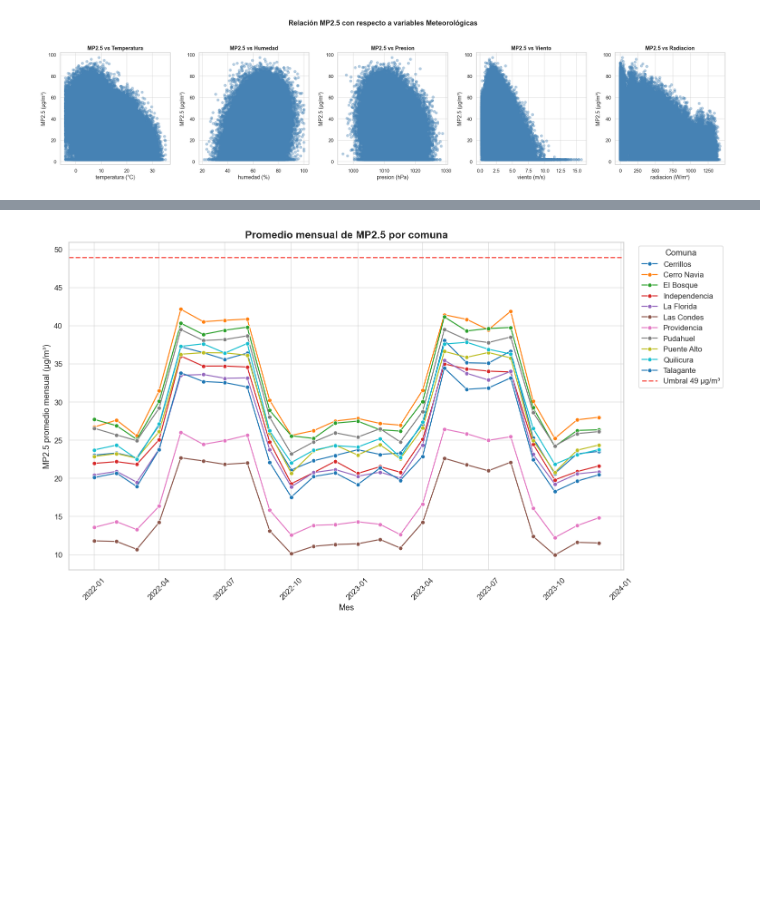
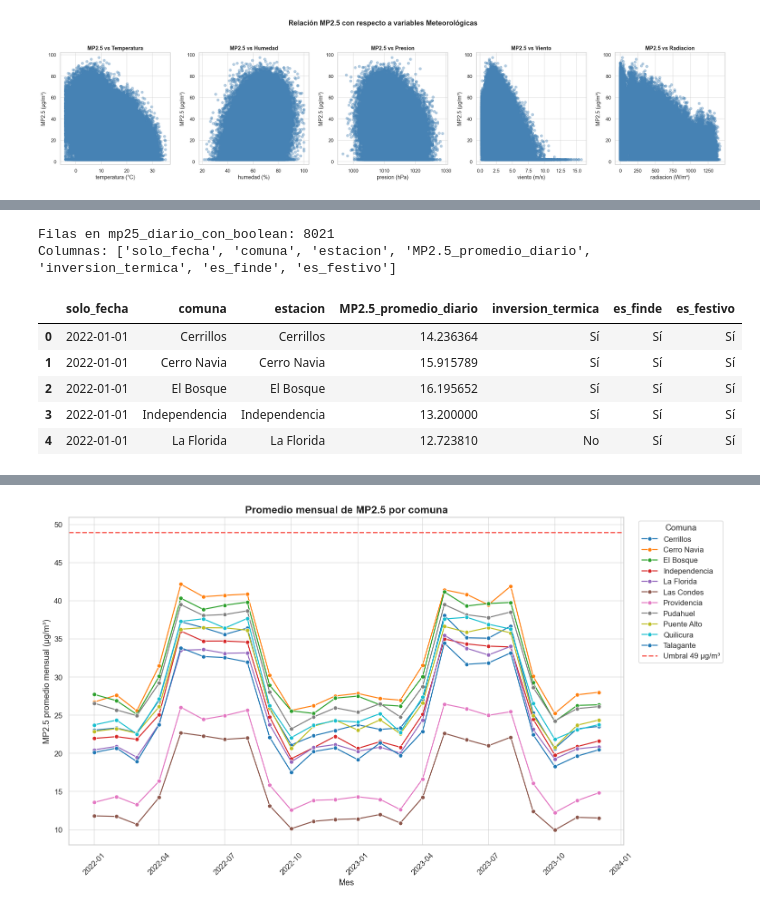
Before and after one commit to Rfcha/abp_cienciadatos, a Jupyter notebook: F3-calidad-aire-santiago/notebooks/01_exploracion.ipynb, the cells around one changed output, grey strips where cells are left out. Cells and saved outputs as stored; diff of their text form; code cells hidden in the pictures; blank space fills up the shorter version.

```diff
--- a/F3-calidad-aire-santiago/notebooks/01_exploracion.ipynb
+++ b/F3-calidad-aire-santiago/notebooks/01_exploracion.ipynb
@@ -338 +349,38 @@ plt.show()
+# %%
+# Reconstrucción del DataFrame diario incorporando las variables booleanas.
+# Las booleanas (inversion_termica, es_finde, es_festivo) son constantes dentro de
+# cada combinación día-comuna-estacion, por lo que se agregan con 'first'.
+
+variables_bool = ['inversion_termica', 'es_finde', 'es_festivo']
+
+# Verificar qué columnas booleanas existen realmente en df_filtrado
+bool_presentes = [c for c in variables_bool if c in df_filtrado.columns]
+faltantes = [c for c in variables_bool if c not in df_filtrado.columns]
+if faltantes:
+    print(f'Aviso: columnas booleanas no encontradas en df_filtrado: {faltantes}')
+
+# Diccionario de agregación: promedio de MP2.5 + primer valor de cada booleana presente
+agg_dict = {'MP2.5 (µg/m³)': 'mean'}
+for c in bool_presentes:
+    agg_dict[c] = 'first'
+
+mp25_diario_con_boolean = (
+    df_filtrado.groupby(['solo_fecha', 'comuna', 'estacion'])
+    .agg(agg_dict)
+    .reset_index()
+    .rename(columns={'MP2.5 (µg/m³)': 'MP2.5_promedio_diario'})
+)
+
+print(f'Filas en mp25_diario_con_boolean: {len(mp25_diario_con_boolean)}')
+print(f'Columnas: {list(mp25_diario_con_boolean.columns)}')
+mp25_diario_con_boolean.head()
+# %% [output]
+Filas en mp25_diario_con_boolean: 8021
+Columnas: ['solo_fecha', 'comuna', 'estacion', 'MP2.5_promedio_diario', 'inversion_termica', 'es_finde', 'es_festivo']
+|  | solo_fecha | comuna | estacion | MP2.5_promedio_diario | inversion_termica | es_finde | es_festivo |
+| 0 | 2022-01-01 | Cerrillos | Cerrillos | 14.236364 | Sí | Sí | Sí |
+| 1 | 2022-01-01 | Cerro Navia | Cerro Navia | 15.915789 | Sí | Sí | Sí |
+| 2 | 2022-01-01 | El Bosque | El Bosque | 16.195652 | Sí | Sí | Sí |
+| 3 | 2022-01-01 | Independencia | Independencia | 13.200000 | Sí | Sí | Sí |
+| 4 | 2022-01-01 | La Florida | La Florida | 12.723810 | No | Sí | Sí |
 # %%
```
Also changed, not shown: parts of 6 cells of this notebook.
